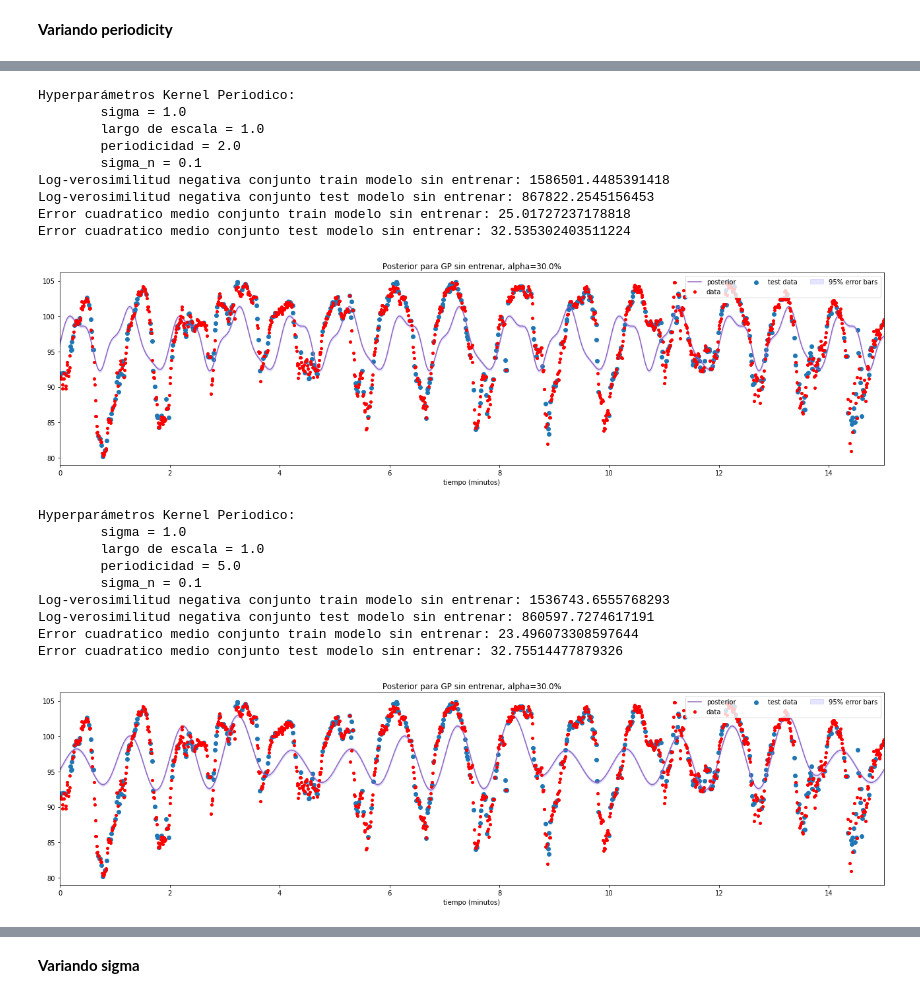
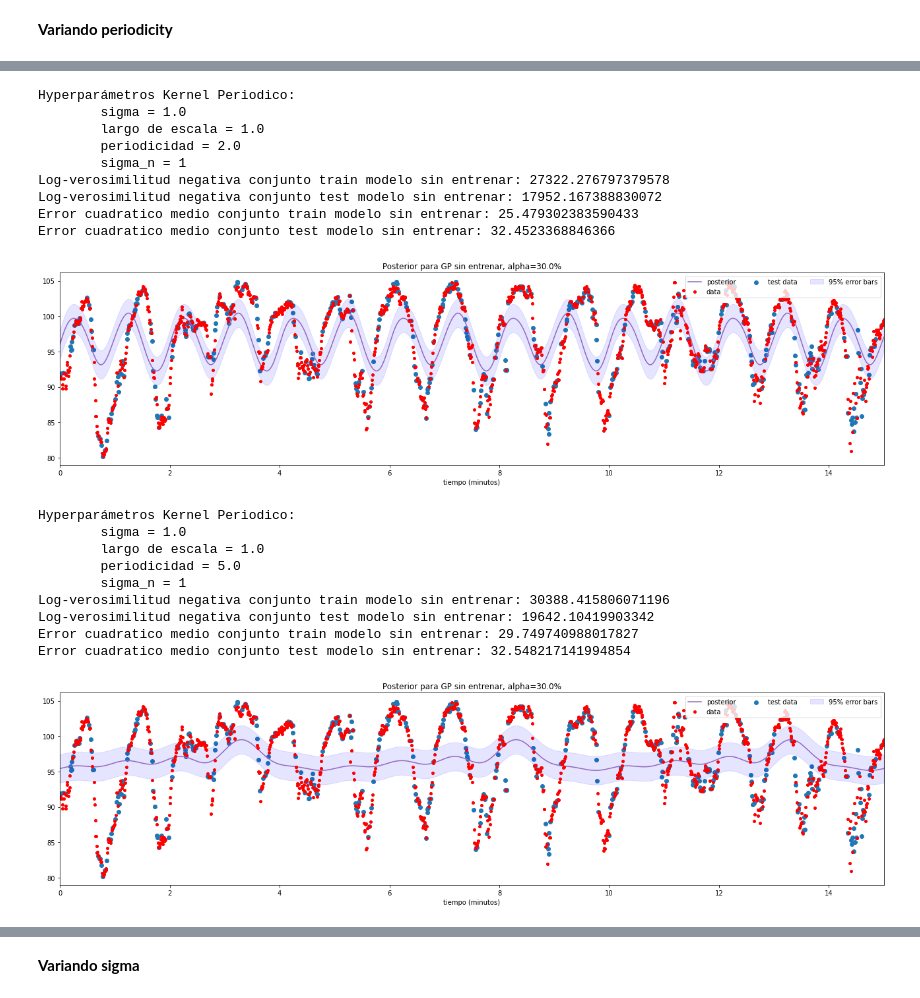
Before and after one commit to camilocarvajalreyes/tareas-MDS7204, a Jupyter notebook: unidad_2/tarea_3/exploracion_parametros_period.ipynb, the cells around one changed output, grey strips where cells are left out. Cells and saved outputs as stored; diff of their text form; code cells hidden in the pictures.

```diff
--- a/unidad_2/tarea_3/exploracion_parametros_period.ipynb
+++ b/unidad_2/tarea_3/exploracion_parametros_period.ipynb
@@ -21,7 +21,7 @@ indices = np.random.choice(len(hr1), int(len(hr1)*(1-ALPHA)), replace=False)
 time = np.linspace(0,15,1800)
 test_ind = np.array([i for i in range(len(hr1)) if i not in indices])
 # %%
-def test_params_SM(sigma = 1.0, length_scale=1.0,periodicity=1.0,sigma_n=0.1):
+def test_params_SM(sigma = 1.0, length_scale=1.0,periodicity=1.0,sigma_n=1):
     gp = GaussianProcess(PeriodicKernel(sigma,length_scale,periodicity),sigma_n)
     gp.kernel.show_hypers()
     print(f'\tsigma_n = {gp.sigma_n}')
@@ -93,28 +93,28 @@ Error cuadratico medio conjunto test modelo sin entrenar: 31.93855093642944
 [figure]
 # %%
-test_params_SM(sigma = 1.0, length_scale=1.0, periodicity=2.0, sigma_n=0.1)
+test_params_SM(sigma = 1.0, length_scale=1.0, periodicity=2.0, sigma_n=1)
 # %% [output]
 Hyperparámetros Kernel Periodico:
         sigma = 1.0
         largo de escala = 1.0
         periodicidad = 2.0
-        sigma_n = 0.1
-Log-verosimilitud negativa conjunto train modelo sin entrenar: 1586501.4485391418
-Log-verosimilitud negativa conjunto test modelo sin entrenar: 867822.2545156453
-Error cuadratico medio conjunto train modelo sin entrenar: 25.01727237178818
-Error cuadratico medio conjunto test modelo sin entrenar: 32.535302403511224
+        sigma_n = 1
+Log-verosimilitud negativa conjunto train modelo sin entrenar: 27322.276797379578
+Log-verosimilitud negativa conjunto test modelo sin entrenar: 17952.167388830072
+Error cuadratico medio conjunto train modelo sin entrenar: 25.479302383590433
+Error cuadratico medio conjunto test modelo sin entrenar: 32.4523368846366
 [figure]
 # %%
-test_params_SM(sigma = 1.0, length_scale=1.0, periodicity=5.0, sigma_n=0.1)
+test_params_SM(sigma = 1.0, length_scale=1.0, periodicity=5.0, sigma_n=1)
 # %% [output]
 Hyperparámetros Kernel Periodico:
         sigma = 1.0
         largo de escala = 1.0
         periodicidad = 5.0
-        sigma_n = 0.1
-Log-verosimilitud negativa conjunto train modelo sin entrenar: 1536743.6555768293
-Log-verosimilitud negativa conjunto test modelo sin entrenar: 860597.7274617191
-Error cuadratico medio conjunto train modelo sin entrenar: 23.496073308597644
-Error cuadratico medio conjunto test modelo sin entrenar: 32.75514477879326
+        sigma_n = 1
+Log-verosimilitud negativa conjunto train modelo sin entrenar: 30388.415806071196
+Log-verosimilitud negativa conjunto test modelo sin entrenar: 19642.10419903342
+Error cuadratico medio conjunto train modelo sin entrenar: 29.749740988017827
+Error cuadratico medio conjunto test modelo sin entrenar: 32.548217141994854
-[figure, old version]
+[figure, new version]
 # %%
```
Also changed, not shown: parts of 12 cells of this notebook, 3 other files.
